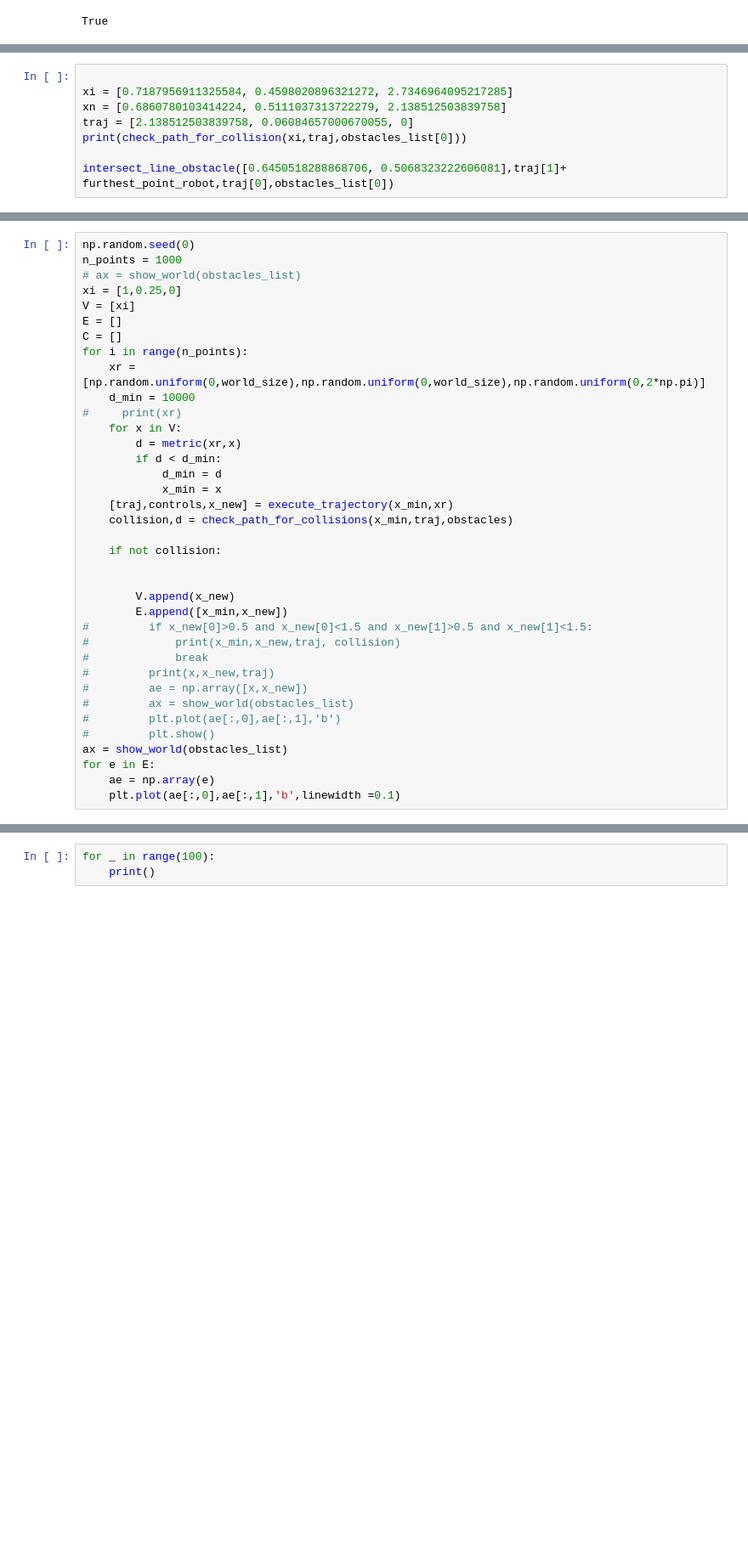
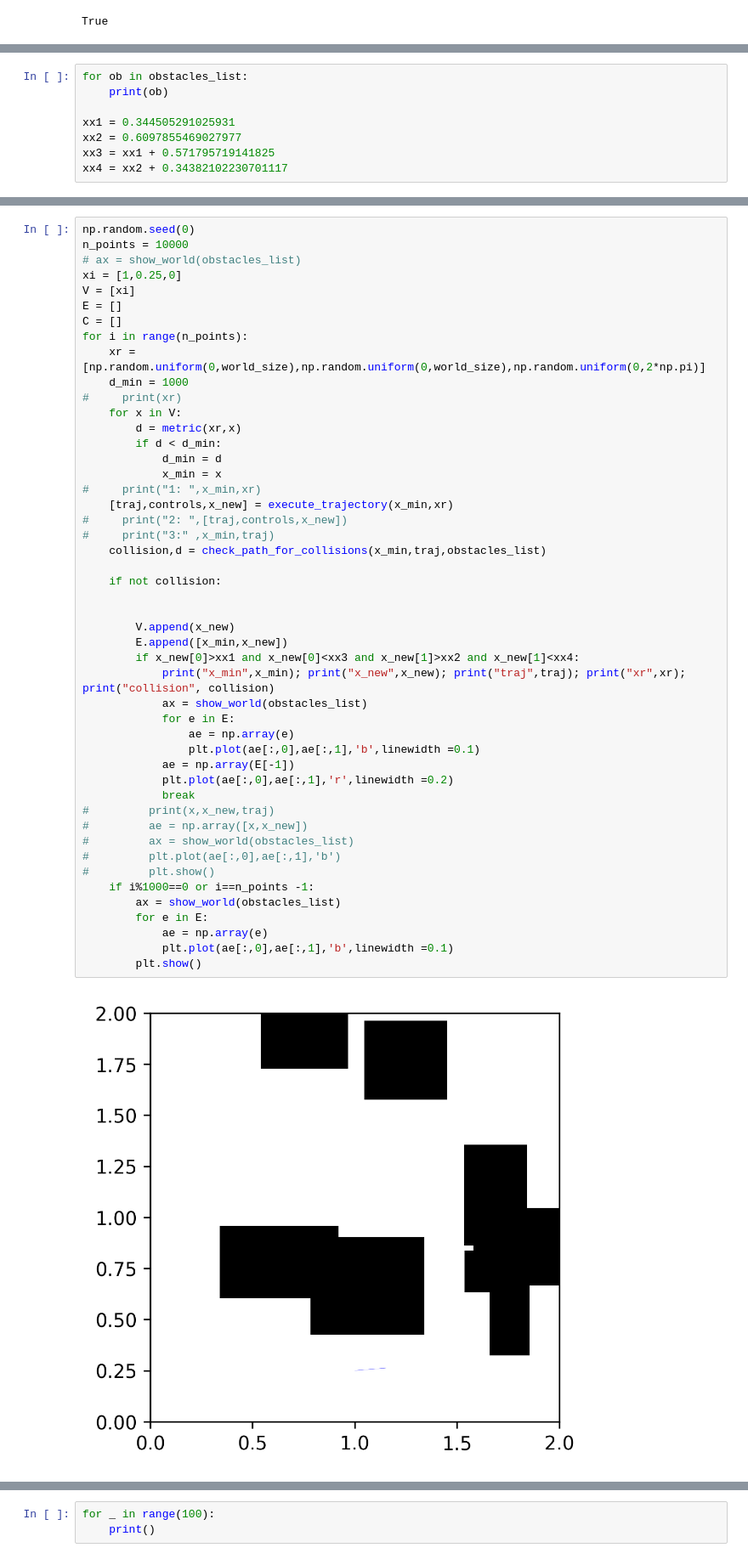
Before and after one commit to samer1248/ECE209AS-Lab2, a Jupyter notebook: project2.ipynb, the cells around one changed output, grey strips where cells are left out. Shown at 85% size. Saved outputs shown, nothing was run; the diff lists cells and outputs as text; blank space fills up the shorter version.

```diff
--- a/project2.ipynb
+++ b/project2.ipynb
@@ -346,8 +345,0 @@ check_path_for_collision ([0,0],[0,10,0], [[-1,1],[1,1]])
-# %%
-
-xi = [0.7187956911325584, 0.4598020896321272, 2.7346964095217285]
-xn = [0.6860780103414224, 0.5111037313722279, 2.138512503839758]
-traj = [2.138512503839758, 0.06084657000670055, 0]
-print(check_path_for_collision(xi,traj,obstacles_list[0]))
-
-intersect_line_obstacle([0.6450518288868706, 0.5068323222606081],traj[1]+ furthest_point_robot,traj[0],obstacles_list[0])
@@ -384,0 +424,8 @@ plot_robot([1,1,np.pi/2],ax)
+# %%
+for ob in obstacles_list:
+    print(ob)
+
+xx1 = 0.344505291025931
+xx2 = 0.6097855469027977
+xx3 = xx1 + 0.571795719141825
+xx4 = xx2 + 0.34382102230701117
@@ -385,37 +443,50 @@ plot_robot([1,1,np.pi/2],ax)
 # %%
 np.random.seed(0)
-n_points = 1000
+n_points = 10000
 # ax = show_world(obstacles_list)
 xi = [1,0.25,0]
 V = [xi]
 E = []
 C = []
 for i in range(n_points):
     xr = [np.random.uniform(0,world_size),np.random.uniform(0,world_size),np.random.uniform(0,2*np.pi)]
-    d_min = 10000
+    d_min = 1000
 #     print(xr)
     for x in V:
         d = metric(xr,x)
         if d < d_min:
             d_min = d
             x_min = x
+#     print("1: ",x_min,xr)
     [traj,controls,x_new] = execute_trajectory(x_min,xr)
-    collision,d = check_path_for_collisions(x_min,traj,obstacles)
+#     print("2: ",[traj,controls,x_new])
+#     print("3:" ,x_min,traj)
+    collision,d = check_path_for_collisions(x_min,traj,obstacles_list)
 
     if not collision:
 
 
         V.append(x_new)
         E.append([x_min,x_new])
-#         if x_new[0]>0.5 and x_new[0]<1.5 and x_new[1]>0.5 and x_new[1]<1.5:
-#             print(x_min,x_new,traj, collision)
-#             break
+        if x_new[0]>xx1 and x_new[0]<xx3 and x_new[1]>xx2 and x_new[1]<xx4:
+            print("x_min",x_min); print("x_new",x_new); print("traj",traj); print("xr",xr); print("collision", collision)
+            ax = show_world(obstacles_list)
+            for e in E:
+                ae = np.array(e)
+                plt.plot(ae[:,0],ae[:,1],'b',linewidth =0.1)
+            ae = np.array(E[-1])
+            plt.plot(ae[:,0],ae[:,1],'r',linewidth =0.2)
+            break
 #         print(x,x_new,traj)
 #         ae = np.array([x,x_new])
 #         ax = show_world(obstacles_list)
 #         plt.plot(ae[:,0],ae[:,1],'b')
 #         plt.show()
-ax = show_world(obstacles_list)
-for e in E:
-    ae = np.array(e)
-    plt.plot(ae[:,0],ae[:,1],'b',linewidth =0.1)
+    if i%1000==0 or i==n_points -1:
+        ax = show_world(obstacles_list)
+        for e in E:
+            ae = np.array(e)
+            plt.plot(ae[:,0],ae[:,1],'b',linewidth =0.1)
+        plt.show()
+# %% [output]
+[figure, added]
```
Also changed, not shown: parts of 11 cells of this notebook, 2 other files.
